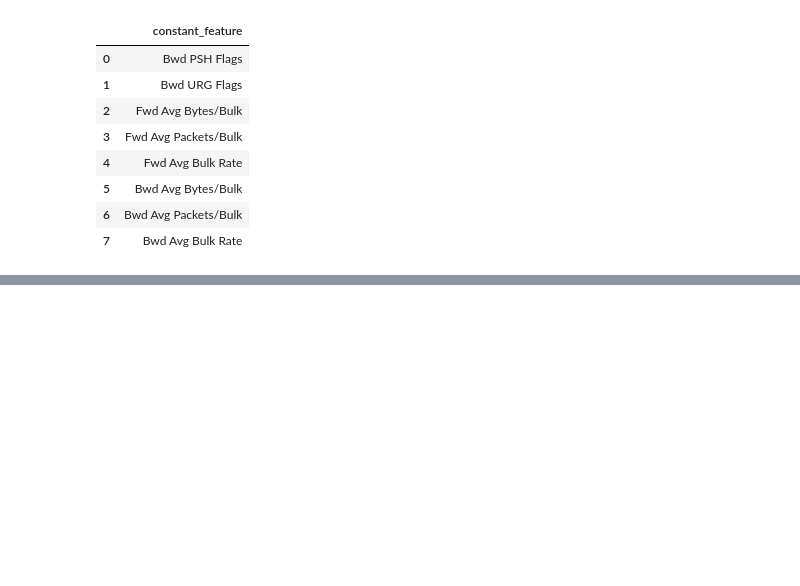
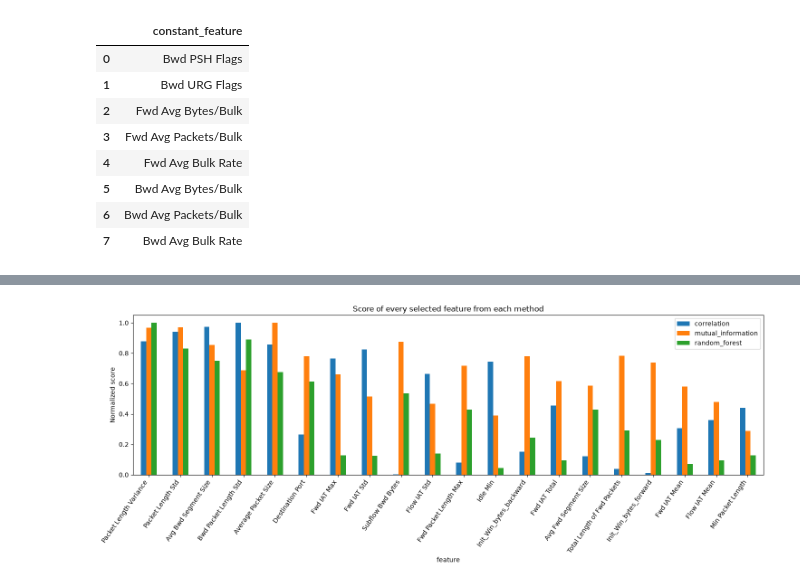
Before and after one commit to mdrfi/CICIDS2017-ML-IDS, a Jupyter notebook: notebooks/02_feature_selection.ipynb, the cells around one changed output, grey strips where cells are left out. Cells and saved outputs as stored; diff of their text form; code cells hidden in the pictures; blank space fills up the shorter version.

```diff
--- a/notebooks/02_feature_selection.ipynb
+++ b/notebooks/02_feature_selection.ipynb
@@ -77,9 +121,11 @@ plt.show()
 # %%
 method_columns = ["correlation", "mutual_information", "random_forest"]
-top_scores.head(12)[method_columns].plot(kind="bar", figsize=(15, 6))
-plt.title("Feature scores from each method")
+scores.loc[selected][method_columns].plot(kind="bar", figsize=(15, 6))
+plt.title("Score of every selected feature from each method")
 plt.ylabel("Normalized score")
 plt.xticks(rotation=55, ha="right")
 plt.tight_layout()
 plt.show()
+# %% [output]
+[figure, added]
 # %%
```
Also changed, not shown: parts of 21 cells of this notebook, 7 other files.
